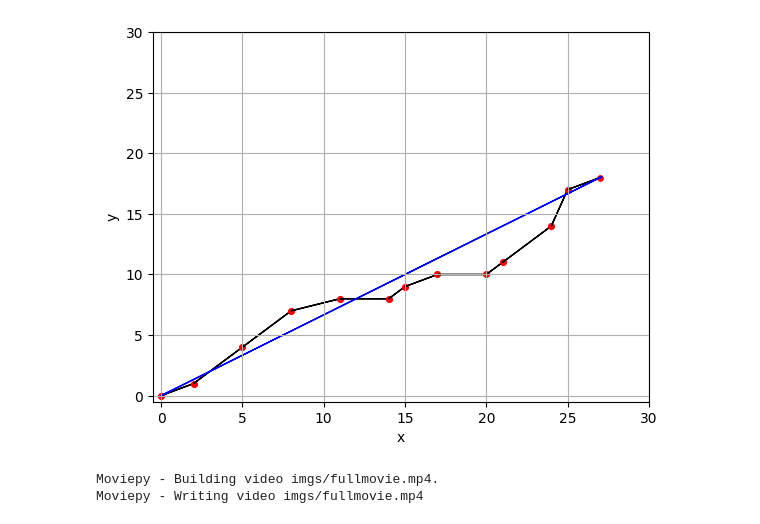
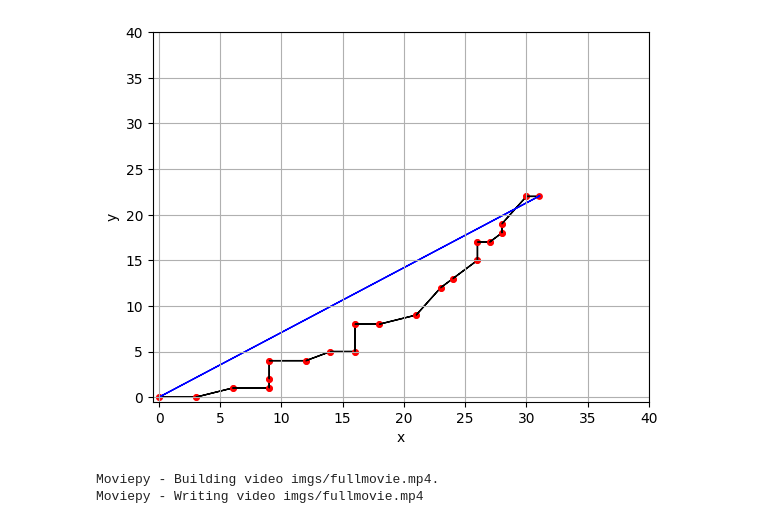
Before and after one commit to andvsilva/programming_school, a Jupyter notebook: physicsIF_3A/if.ipynb, the cells around one changed output. Saved outputs shown, nothing was run; the diff lists cells and outputs as text; code cells hidden in the pictures.

```diff
--- a/physicsIF_3A/if.ipynb
+++ b/physicsIF_3A/if.ipynb
@@ -43,44 +43,44 @@ ynew = 0
 xstart = xnew
 ystart = ynew
 
-n_points = 12
+n_points = 20
 
-plt.xlim(-0.5,30)
-plt.ylim(-0.5,30)
+plt.xlim(-0.5,40)
+plt.ylim(-0.5,40)
 plt.xlabel("x")
 plt.ylabel("y")
 plt.scatter(xnew, ynew, c='red', s=15)
 plt.savefig('imgs/0.png')
 
 for i in range(1, n_points+1):
     plt.scatter(xnew, ynew, c='red', s=15)
 
     dx = round(random.randint(0,3), 2)
     dy = round(random.randint(0,3), 2)
 
     xnew = xnew + dx
     ynew = ynew + dy
 
     plt.arrow(x=xstart, y=ystart, dx=dx, dy=dy, head_width = 0.08, color='black')
 
     xstart = xnew
     ystart = ynew
 
     #print(f'x = {xnew}, y = {ynew}')
 
     plt.scatter(xnew, ynew, c='red', s=15)
-    plt.xlim(-0.5,30)
-    plt.ylim(-0.5,30)
+    plt.xlim(-0.5,40)
+    plt.ylim(-0.5,40)
     plt.xlabel("x")
     plt.ylabel("y")
     time.sleep(3) # Frame Per Second
     plt.savefig(f'imgs/{i}.png')
 
 plt.arrow(x=0, y=0, dx=xnew, dy=ynew, head_width = 0.1, color='blue')
 plt.grid()
 plt.show()
 # %% [output]
-[figure, old version]
+[figure, new version]
 # %%
 image_files = []
 
```
Also changed, not shown: parts of 1 cell of this notebook, 1 other file.
